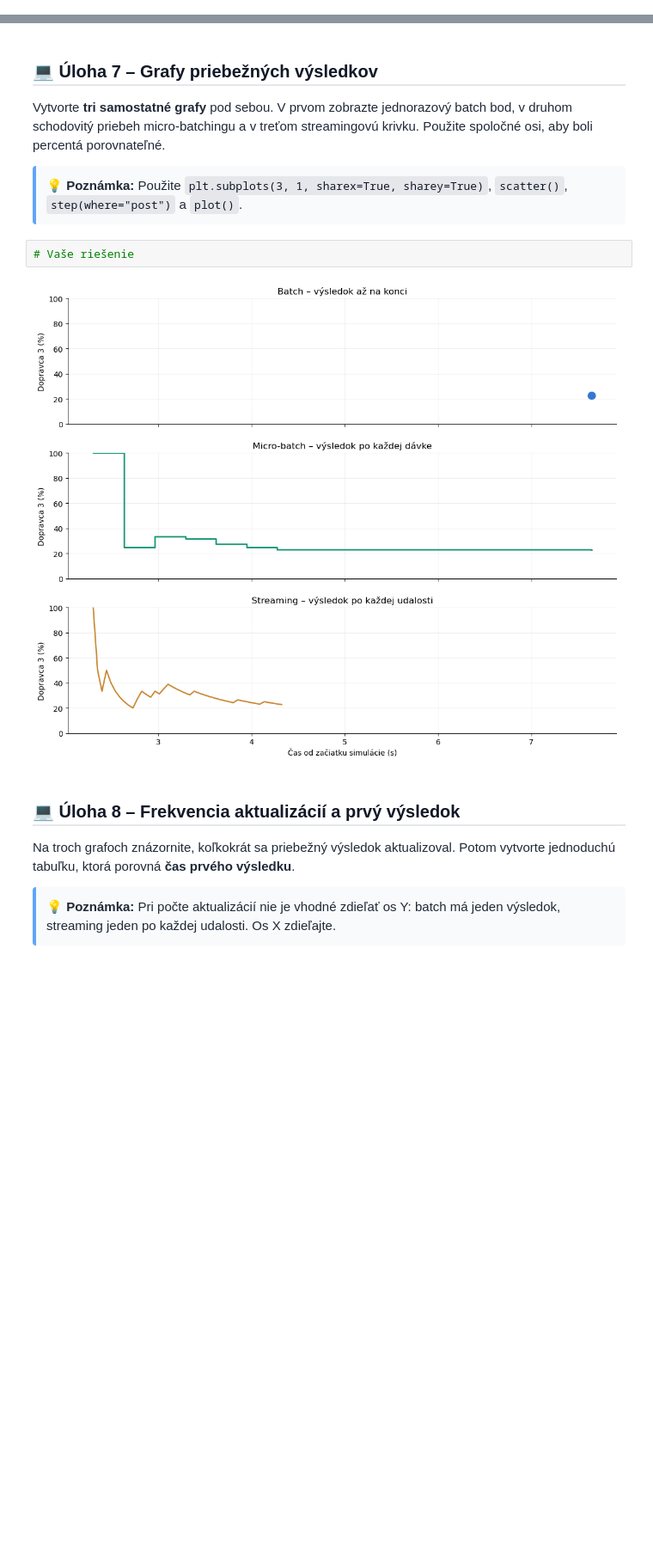
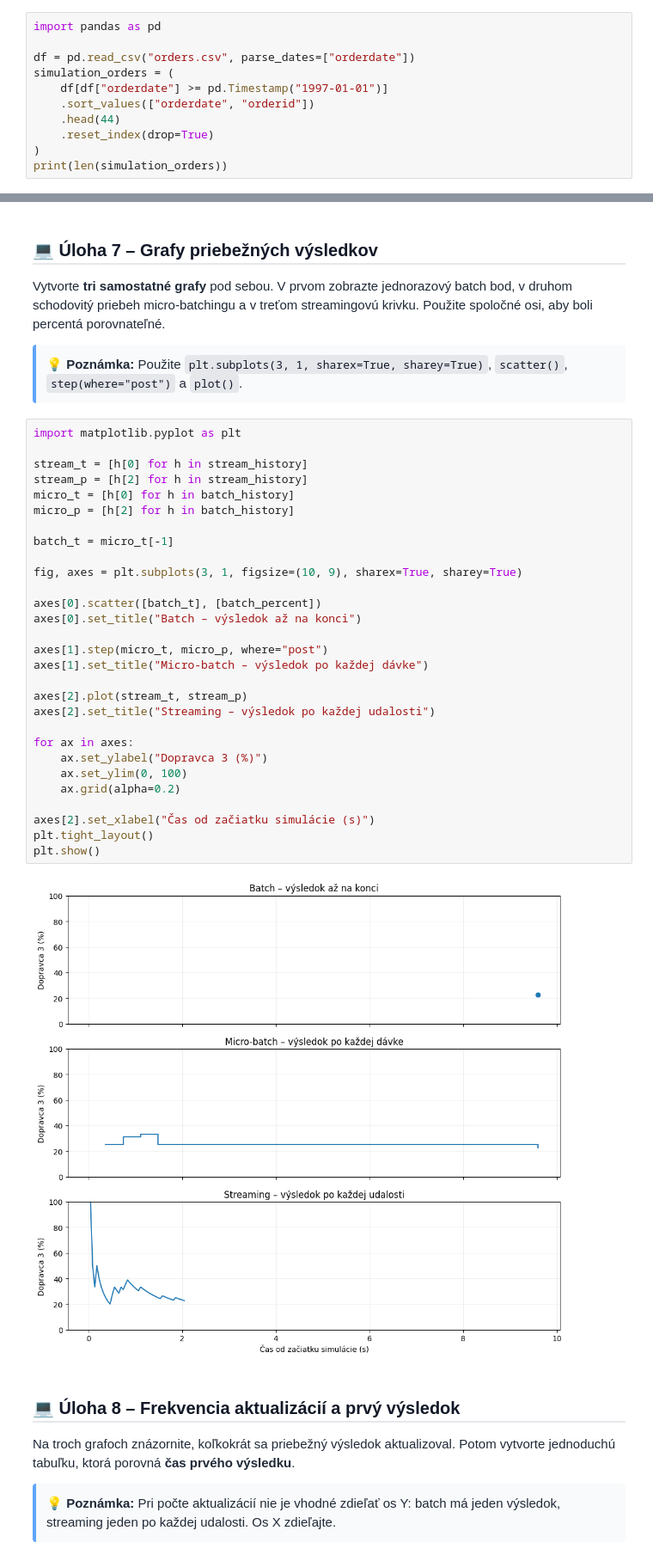
Before and after one commit to filippalaticky/Databazove_technologie_1, a Jupyter notebook: seminar8/batch_streaming_orders.ipynb, the cells around one changed output, grey strips where cells are left out. Shown at 86% size. Drawn from its saved outputs; the diff is of its cells as text; blank space fills up the shorter version.

```diff
--- a/seminar8/batch_streaming_orders.ipynb
+++ b/seminar8/batch_streaming_orders.ipynb
@@ -74,3 +228,14 @@ Objednávok v simulácii: 44
 # %% [markdown]
 <h3 style="margin: 20px 0 10px; font-size: 17px; font-weight: 600; font-family: 'Segoe UI', Roboto, sans-serif; color: #111827;">Krok B – Spracovanie udalostí</h3>
 <p style="font-family: 'Segoe UI', Roboto, sans-serif; color: #1f2937; line-height: 1.65; margin: 8px 0 12px;">Prejdite objednávky postupne. Pri streamingu priebežne zapisujte <code style="background-color: #e5e7eb; color: #111827; font-family: monospace; padding: 2px 5px; border-radius: 4px;">(čas, počet, percento)</code>. Pri micro-batchingu spracujte nazbierané objednávky až po uplynutí okna.</p>
+# %%
+import pandas as pd
+
+df = pd.read_csv("orders.csv", parse_dates=["orderdate"])
+simulation_orders = (
+    df[df["orderdate"] >= pd.Timestamp("1997-01-01")]
+    .sort_values(["orderdate", "orderid"])
+    .head(44)
+    .reset_index(drop=True)
+)
+print(len(simulation_orders))
@@ -91,9 +301,36 @@ Streaming (%): 22.73
 <p style="font-family: 'Segoe UI', Roboto, sans-serif; color: #1f2937; line-height: 1.65; margin: 8px 0 12px;">Vytvorte <strong>tri samostatné grafy</strong> pod sebou. V prvom zobrazte jednorazový batch bod, v druhom schodovitý priebeh micro-batchingu a v treťom streamingovú krivku. Použite spoločné osi, aby boli percentá porovnateľné.</p>
 <div style="margin-top: 12px; background-color: #f9fafb; border-left: 4px solid #60a5fa; padding: 12px; border-radius: 4px; font-family: 'Segoe UI', Roboto, sans-serif; color: #1f2937; line-height: 1.6;">💡 <strong>Poznámka:</strong> Použite <code style="background-color: #e5e7eb; color: #111827; font-family: monospace; padding: 2px 5px; border-radius: 4px;">plt.subplots(3, 1, sharex=True, sharey=True)</code>, <code style="background-color: #e5e7eb; color: #111827; font-family: monospace; padding: 2px 5px; border-radius: 4px;">scatter()</code>, <code style="background-color: #e5e7eb; color: #111827; font-family: monospace; padding: 2px 5px; border-radius: 4px;">step(where="post")</code> a <code style="background-color: #e5e7eb; color: #111827; font-family: monospace; padding: 2px 5px; border-radius: 4px;">plot()</code>.</div>
 # %%
-# Vaše riešenie
+import matplotlib.pyplot as plt
+
+stream_t = [h[0] for h in stream_history]
+stream_p = [h[2] for h in stream_history]
+micro_t = [h[0] for h in batch_history]
+micro_p = [h[2] for h in batch_history]
+
+batch_t = micro_t[-1]
+
+fig, axes = plt.subplots(3, 1, figsize=(10, 9), sharex=True, sharey=True)
+
+axes[0].scatter([batch_t], [batch_percent])
+axes[0].set_title("Batch – výsledok až na konci")
+
+axes[1].step(micro_t, micro_p, where="post")
+axes[1].set_title("Micro-batch – výsledok po každej dávke")
+
+axes[2].plot(stream_t, stream_p)
+axes[2].set_title("Streaming – výsledok po každej udalosti")
+
+for ax in axes:
+    ax.set_ylabel("Dopravca 3 (%)")
+    ax.set_ylim(0, 100)
+    ax.grid(alpha=0.2)
+
+axes[2].set_xlabel("Čas od začiatku simulácie (s)")
+plt.tight_layout()
+plt.show()
 # %% [output]
-[figure, old version]
+[figure, new version]
 # %% [markdown]
 <h2 style="margin: 24px 0 16px; font-size: 20px; font-weight: 600; font-family: 'Segoe UI', Roboto, sans-serif; color: #111827; border-bottom: 2px solid #e5e7eb; padding-bottom: 6px;">💻 Úloha 8 – Frekvencia aktualizácií a prvý výsledok</h2>
 <p style="font-family: 'Segoe UI', Roboto, sans-serif; color: #1f2937; line-height: 1.65; margin: 8px 0 12px;">Na troch grafoch znázornite, koľkokrát sa priebežný výsledok aktualizoval. Potom vytvorte jednoduchú tabuľku, ktorá porovná <strong>čas prvého výsledku</strong>.</p>
```
Also changed, not shown: parts of 13 cells of this notebook.
